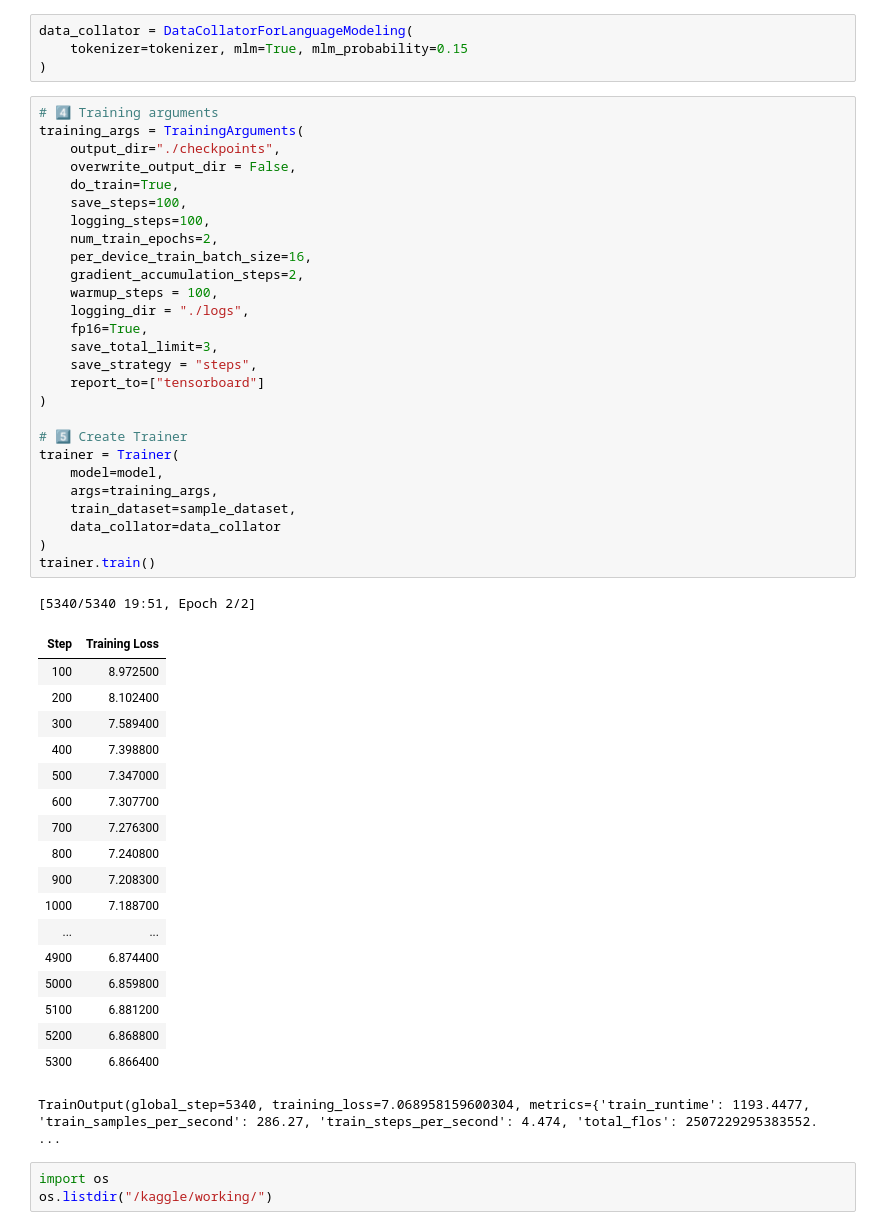
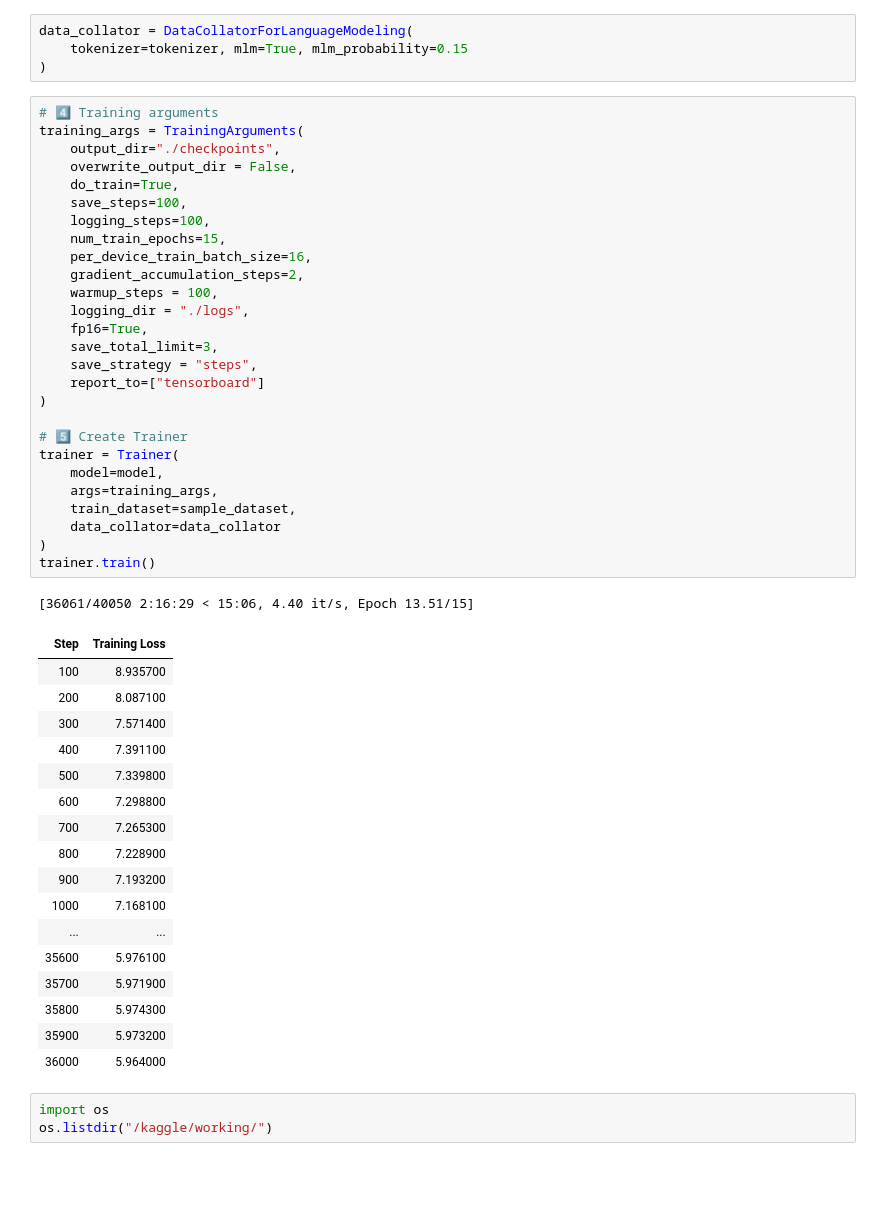
Before and after one commit to pappachenlipin/robertAsmall, a Jupyter notebook: tinyroberta.ipynb, the cells around one changed output. Saved outputs shown, nothing was run; the diff lists cells and outputs as text; blank space fills up the shorter version.

```diff
--- a/tinyroberta.ipynb
+++ b/tinyroberta.ipynb
@@ -128,50 +129,49 @@ data_collator = DataCollatorForLanguageModeling(
 # %%
 # 4️⃣ Training arguments
 training_args = TrainingArguments(
     output_dir="./checkpoints",
     overwrite_output_dir = False,
     do_train=True,
     save_steps=100,
     logging_steps=100,
-    num_train_epochs=2,
+    num_train_epochs=15,
     per_device_train_batch_size=16,
     gradient_accumulation_steps=2,
     warmup_steps = 100,
     logging_dir = "./logs",
     fp16=True,
     save_total_limit=3,
     save_strategy = "steps",
     report_to=["tensorboard"]
 )
 
 # 5️⃣ Create Trainer
 trainer = Trainer(
     model=model,
     args=training_args,
     train_dataset=sample_dataset,
     data_collator=data_collator
 )
 trainer.train()
 # %% [output]
-[5340/5340 19:51, Epoch 2/2]
+[36061/40050 2:16:29 < 15:06, 4.40 it/s, Epoch 13.51/15]
 | Step | Training Loss |
-| 100 | 8.972500 |
-| 200 | 8.102400 |
-| 300 | 7.589400 |
-| 400 | 7.398800 |
-| 500 | 7.347000 |
-| 600 | 7.307700 |
-| 700 | 7.276300 |
-| 800 | 7.240800 |
-| 900 | 7.208300 |
-| 1000 | 7.188700 |
+| 100 | 8.935700 |
+| 200 | 8.087100 |
+| 300 | 7.571400 |
+| 400 | 7.391100 |
+| 500 | 7.339800 |
+| 600 | 7.298800 |
+| 700 | 7.265300 |
+| 800 | 7.228900 |
+| 900 | 7.193200 |
+| 1000 | 7.168100 |
 | ... | ... |
-| 4900 | 6.874400 |
-| 5000 | 6.859800 |
-| 5100 | 6.881200 |
-| 5200 | 6.868800 |
-| 5300 | 6.866400 |
+| 35600 | 5.976100 |
+| 35700 | 5.971900 |
+| 35800 | 5.974300 |
+| 35900 | 5.973200 |
+| 36000 | 5.964000 |
-TrainOutput(global_step=5340, training_loss=7.068958159600304, metrics={'train_runtime': 1193.4477, 'train_samples_per_second': 286.27, 'train_steps_per_second': 4.474, 'total_flos': 2507229295383552. ...
 # %%
 import os
 os.listdir("/kaggle/working/")
```
Also changed, not shown: parts of 1 cell of this notebook.
